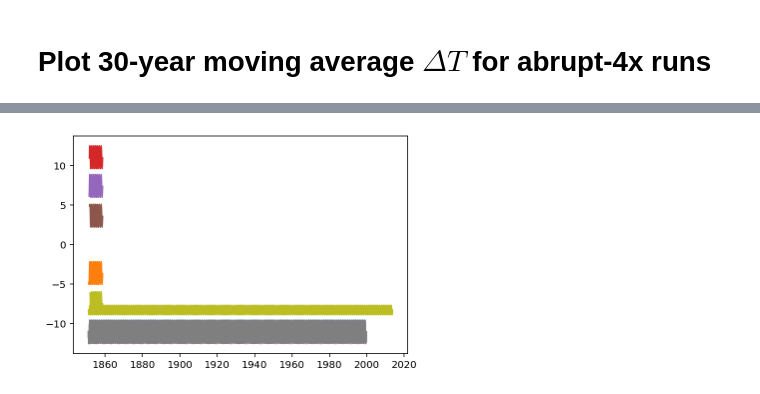
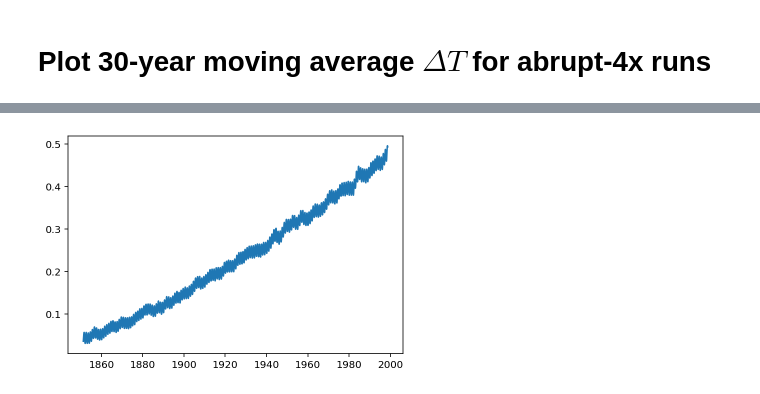
Before and after one commit to galenphall/pangeo_tests, a Jupyter notebook: analysis.ipynb, the cells around one changed output, grey strips where cells are left out. Drawn from its saved outputs; the diff is of its cells as text; code cells hidden in the pictures.

```diff
--- a/analysis.ipynb
+++ b/analysis.ipynb
@@ -78,7 +79,8 @@ dfs = dfs.rename(columns={0:'source_id', 1:'experiment_id',2:'member_id',3:'vari
-# %%
-plot_time_var(30, variable_id="rsdt")
-# %% [output]
-[figure, removed]
+# %%
+toss = load(file_name='AWI-CM-1-1-MR_1pctCO2_r1i1p1f1_tos.npy')
+plot_time_var(30, file_name='AWI-CM-1-1-MR_1pctCO2_r1i1p1f1_tos.npy')
+# %% [output]
+[figure, added]
 # %%
 def percentiles(ds, df):
     Area = get_area(ds, df)
```
Also changed, not shown: parts of 5 cells of this notebook, 17 other files.
